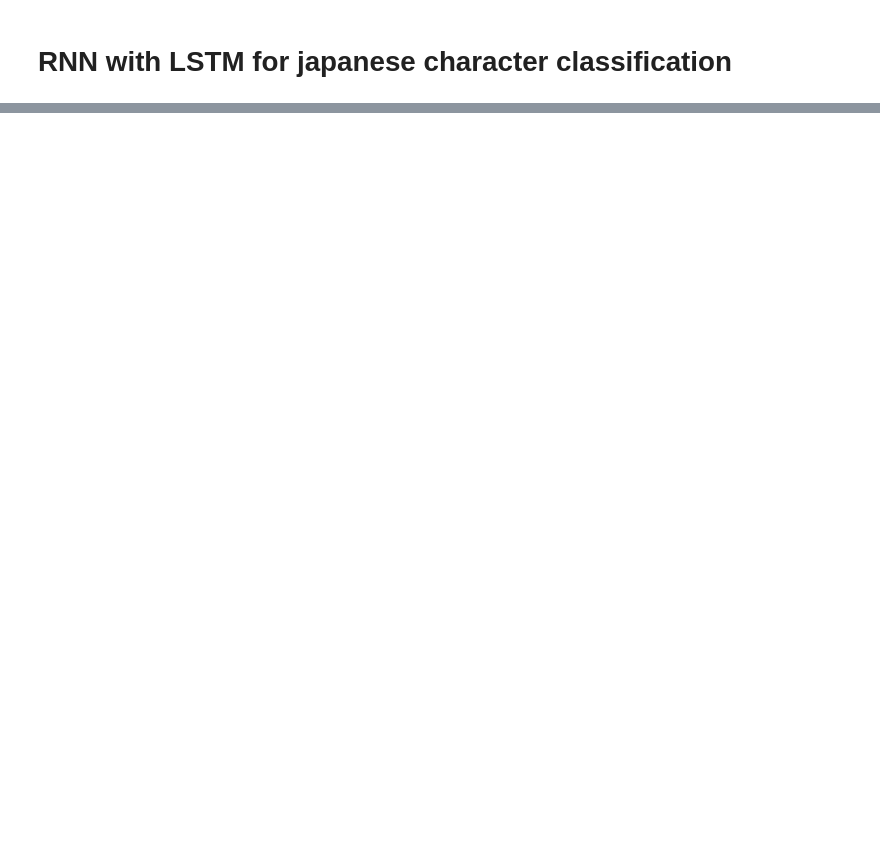
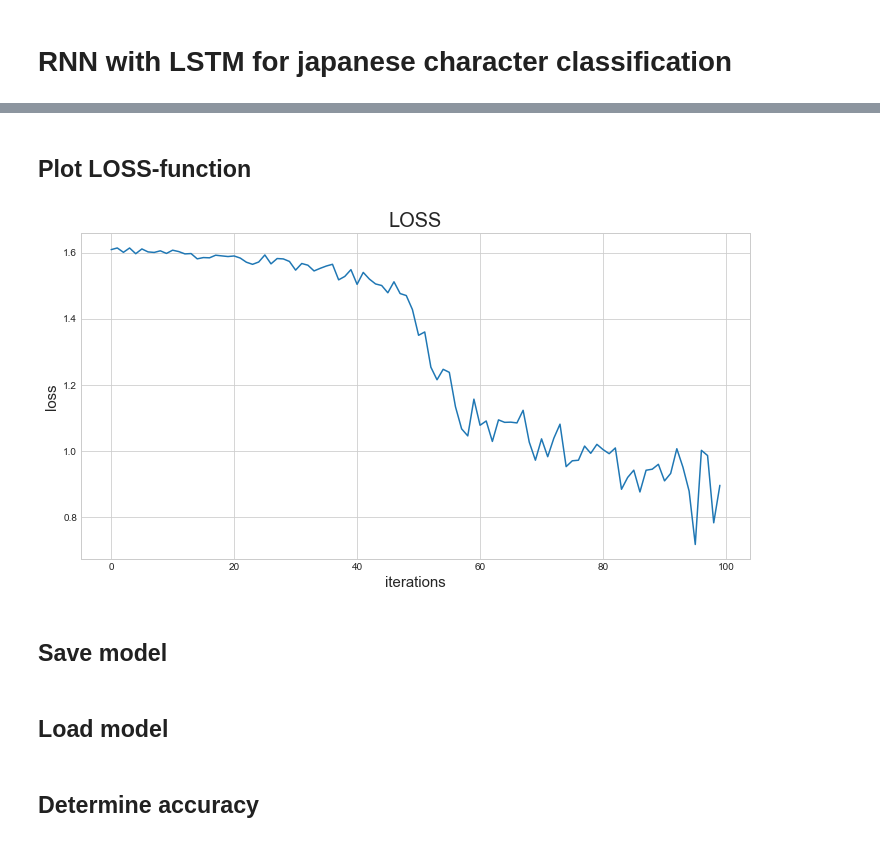
Before and after one commit to erikhelmut/japanese-character-classification, a Jupyter notebook: main_lstm.ipynb, the cells around one changed output, grey strips where cells are left out. Saved outputs shown, nothing was run; the diff lists cells and outputs as text; code cells hidden in the pictures; blank space fills up the shorter version.

```diff
--- a/main_lstm.ipynb
+++ b/main_lstm.ipynb
@@ -136,0 +138,18 @@ plt.show()
+# %% [markdown]
+## Plot LOSS-function
+# %%
+# create figure
+mpl.style.use("seaborn-whitegrid")
+plt.figure(figsize=(12,6))
+# create plot
+plt.plot(all_losses)
+# title and labels
+plt.title("LOSS", fontsize=20)
+plt.xlabel("iterations", fontsize=15)
+plt.ylabel("loss", fontsize=15)
+# show plot
+plt.show()
+# %% [output]
+[figure, added]
+# %% [markdown]
+## Save model
@@ -136,0 +159,2 @@ plt.show()
+# %% [markdown]
+## Load model
@@ -136,0 +165,2 @@ plt.show()
+# %% [markdown]
+## Determine accuracy
```
Also changed, not shown: parts of 12 cells of this notebook, 1 other file.
